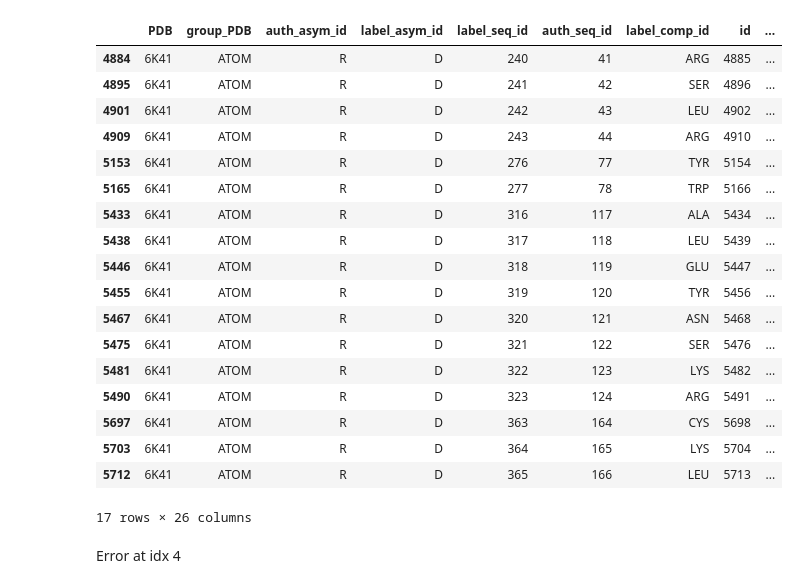
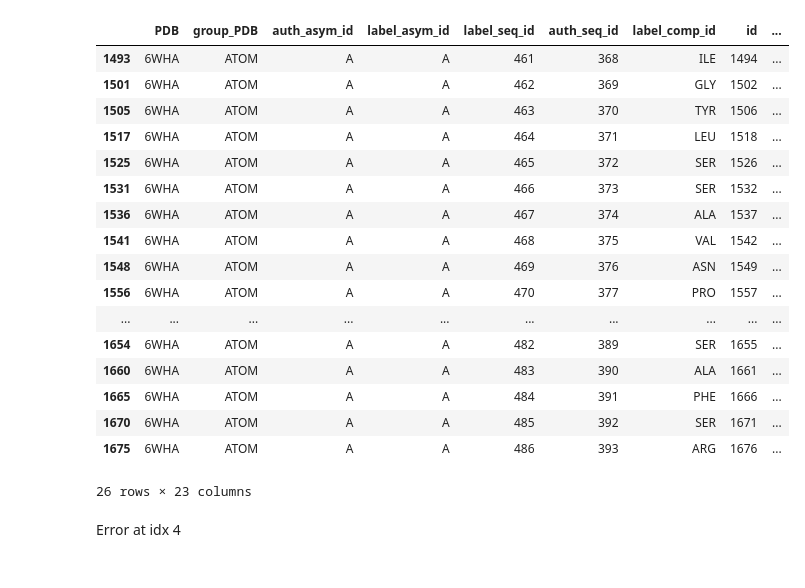
Before and after one commit to flurinh/mt, a Jupyter notebook: process.ipynb, the cells around one changed output. Saved outputs shown, nothing was run; the diff lists cells and outputs as text; code cells hidden in the pictures.

```diff
--- a/process.ipynb
+++ b/process.ipynb
@@ -70,28 +64,30 @@ for i in range(len(p.dfl)):
 # %%
-x = p.dfl[5]
+idx = p.dfl_list.index('6WHA')
+# %%
+x = p.dfl[idx]
 # %%
 x[(x['label_atom_id'] == 'CA') &
-  (x['gen_pos1'] > 7)]
+  (x['gen_pos1'] > 7.4) &
+  (x['gen_pos1'] < 9)]
 # %% [output]
 |  | PDB | group_PDB | auth_asym_id | label_asym_id | label_seq_id | auth_seq_id | label_comp_id | id | ... |
-| 4884 | 6K41 | ATOM | R | D | 240 | 41 | ARG | 4885 | ... |
-| 4895 | 6K41 | ATOM | R | D | 241 | 42 | SER | 4896 | ... |
-| 4901 | 6K41 | ATOM | R | D | 242 | 43 | LEU | 4902 | ... |
-| 4909 | 6K41 | ATOM | R | D | 243 | 44 | ARG | 4910 | ... |
-| 5153 | 6K41 | ATOM | R | D | 276 | 77 | TYR | 5154 | ... |
-| 5165 | 6K41 | ATOM | R | D | 277 | 78 | TRP | 5166 | ... |
-| 5433 | 6K41 | ATOM | R | D | 316 | 117 | ALA | 5434 | ... |
-| 5438 | 6K41 | ATOM | R | D | 317 | 118 | LEU | 5439 | ... |
-| 5446 | 6K41 | ATOM | R | D | 318 | 119 | GLU | 5447 | ... |
-| 5455 | 6K41 | ATOM | R | D | 319 | 120 | TYR | 5456 | ... |
-| 5467 | 6K41 | ATOM | R | D | 320 | 121 | ASN | 5468 | ... |
-| 5475 | 6K41 | ATOM | R | D | 321 | 122 | SER | 5476 | ... |
-| 5481 | 6K41 | ATOM | R | D | 322 | 123 | LYS | 5482 | ... |
-| 5490 | 6K41 | ATOM | R | D | 323 | 124 | ARG | 5491 | ... |
-| 5697 | 6K41 | ATOM | R | D | 363 | 164 | CYS | 5698 | ... |
-| 5703 | 6K41 | ATOM | R | D | 364 | 165 | LYS | 5704 | ... |
-| 5712 | 6K41 | ATOM | R | D | 365 | 166 | LEU | 5713 | ... |
+| 1493 | 6WHA | ATOM | A | A | 461 | 368 | ILE | 1494 | ... |
+| 1501 | 6WHA | ATOM | A | A | 462 | 369 | GLY | 1502 | ... |
+| 1505 | 6WHA | ATOM | A | A | 463 | 370 | TYR | 1506 | ... |
+| 1517 | 6WHA | ATOM | A | A | 464 | 371 | LEU | 1518 | ... |
+| 1525 | 6WHA | ATOM | A | A | 465 | 372 | SER | 1526 | ... |
+| 1531 | 6WHA | ATOM | A | A | 466 | 373 | SER | 1532 | ... |
+| 1536 | 6WHA | ATOM | A | A | 467 | 374 | ALA | 1537 | ... |
+| 1541 | 6WHA | ATOM | A | A | 468 | 375 | VAL | 1542 | ... |
+| 1548 | 6WHA | ATOM | A | A | 469 | 376 | ASN | 1549 | ... |
+| 1556 | 6WHA | ATOM | A | A | 470 | 377 | PRO | 1557 | ... |
+| ... | ... | ... | ... | ... | ... | ... | ... | ... | ... |
+| 1654 | 6WHA | ATOM | A | A | 482 | 389 | SER | 1655 | ... |
+| 1660 | 6WHA | ATOM | A | A | 483 | 390 | ALA | 1661 | ... |
+| 1665 | 6WHA | ATOM | A | A | 484 | 391 | PHE | 1666 | ... |
+| 1670 | 6WHA | ATOM | A | A | 485 | 392 | SER | 1671 | ... |
+| 1675 | 6WHA | ATOM | A | A | 486 | 393 | ARG | 1676 | ... |
-17 rows × 26 columns
+26 rows × 23 columns
 # %% [markdown]
 Error at idx 4
 # %%
```
Also changed, not shown: parts of 14 cells of this notebook, 2 other files.
